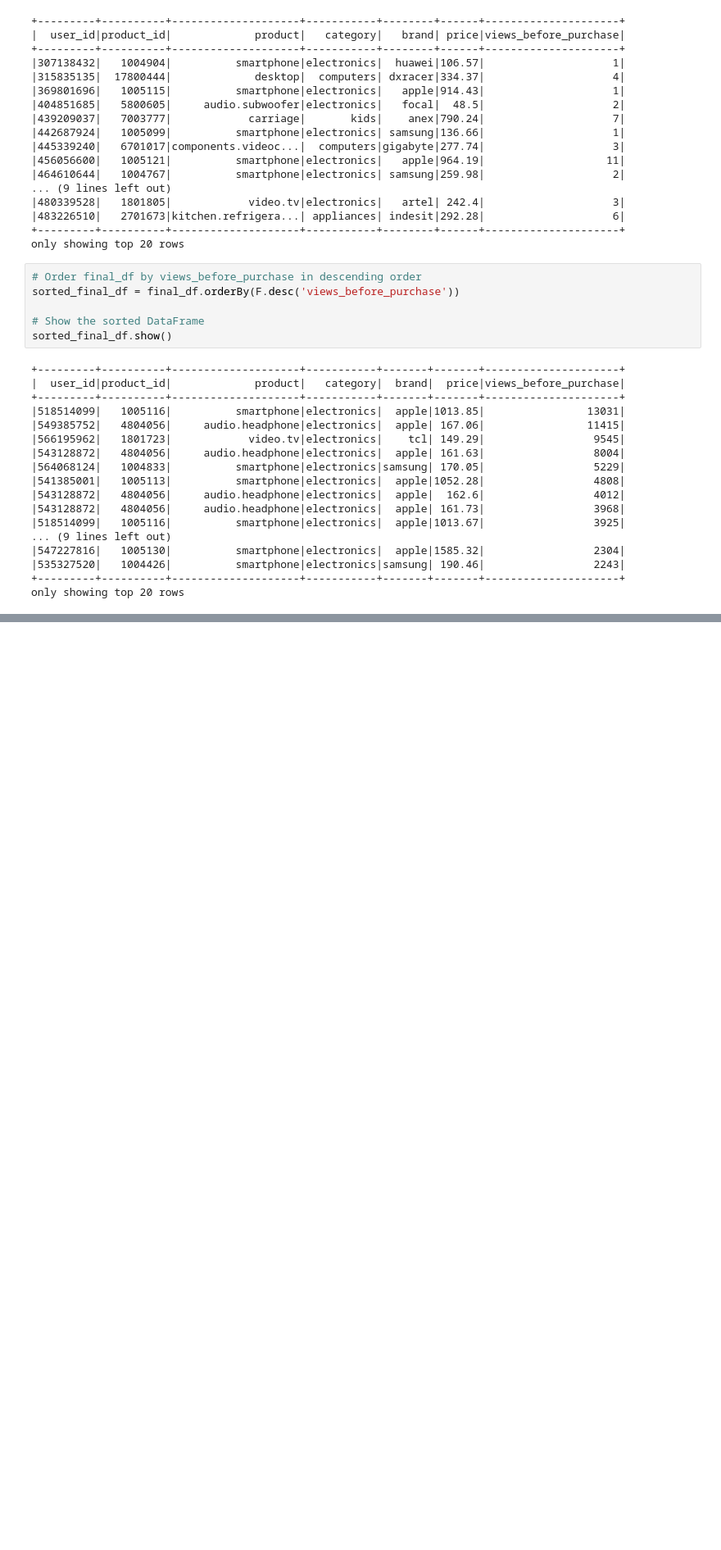
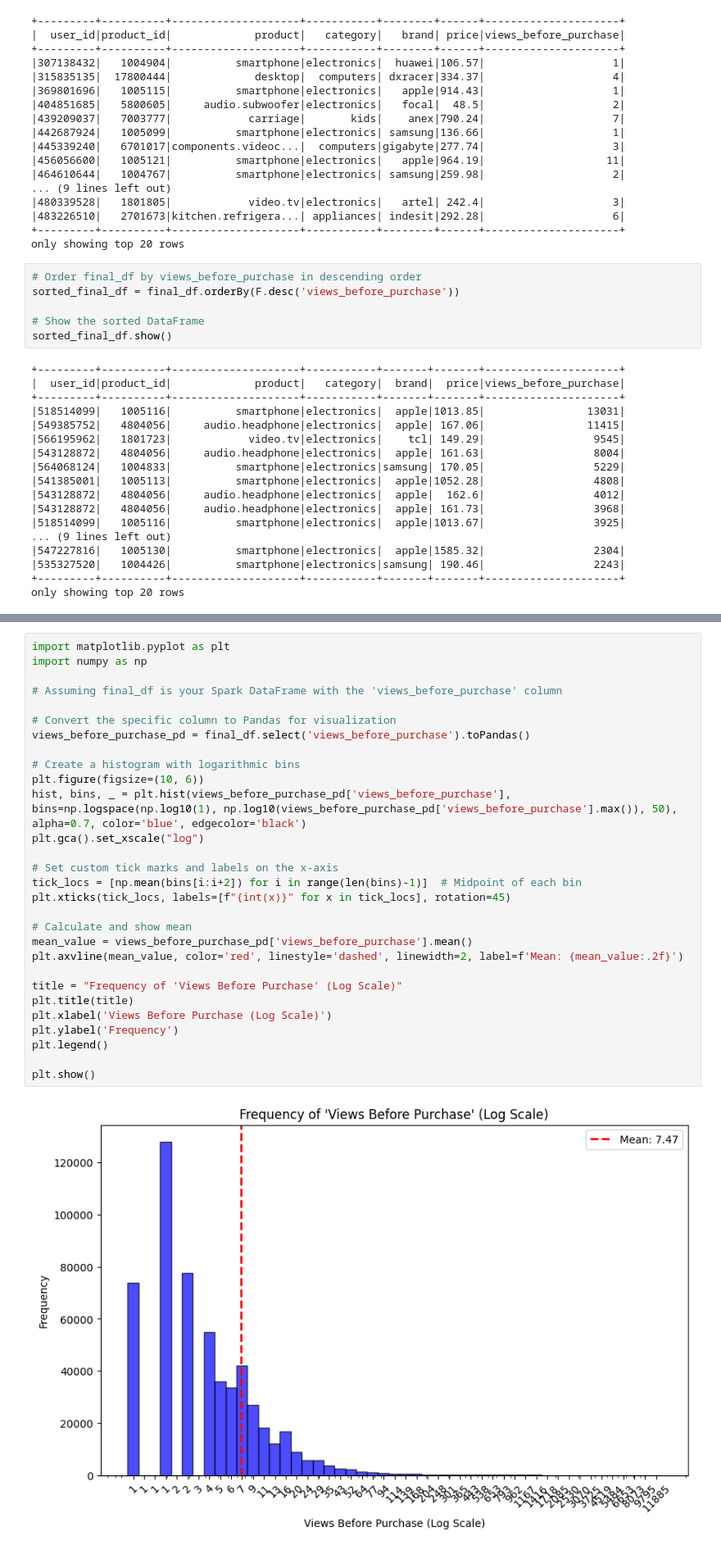
Before and after one commit to yanazlatanova/E-commerce, a Jupyter notebook: 3-queries/eCommerce_NOV_Queries.ipynb, the cells around one changed output, grey strips where cells are left out. Shown at 82% size. Saved outputs shown, nothing was run; the diff lists cells and outputs as text; blank space fills up the shorter version.

```diff
--- a/3-queries/eCommerce_NOV_Queries.ipynb
+++ b/3-queries/eCommerce_NOV_Queries.ipynb
@@ -161,0 +167,31 @@ plt.show()
+# %%
+import matplotlib.pyplot as plt
+import numpy as np
+
+# Assuming final_df is your Spark DataFrame with the 'views_before_purchase' column
+
+# Convert the specific column to Pandas for visualization
+views_before_purchase_pd = final_df.select('views_before_purchase').toPandas()
+
+# Create a histogram with logarithmic bins
+plt.figure(figsize=(10, 6))
+hist, bins, _ = plt.hist(views_before_purchase_pd['views_before_purchase'], bins=np.logspace(np.log10(1), np.log10(views_before_purchase_pd['views_before_purchase'].max()), 50), alpha=0.7, color='blue', edgecolor='black')
+plt.gca().set_xscale("log")
+
+# Set custom tick marks and labels on the x-axis
+tick_locs = [np.mean(bins[i:i+2]) for i in range(len(bins)-1)]  # Midpoint of each bin
+plt.xticks(tick_locs, labels=[f"{int(x)}" for x in tick_locs], rotation=45)
+
+# Calculate and show mean
+mean_value = views_before_purchase_pd['views_before_purchase'].mean()
+plt.axvline(mean_value, color='red', linestyle='dashed', linewidth=2, label=f'Mean: {mean_value:.2f}')
+
+title = "Frequency of 'Views Before Purchase' (Log Scale)"
+plt.title(title)
+plt.xlabel('Views Before Purchase (Log Scale)')
+plt.ylabel('Frequency')
+plt.legend()
+
+plt.show()
+# %% [output]
+[figure, added]
```
Also changed, not shown: parts of 2 cells of this notebook.
